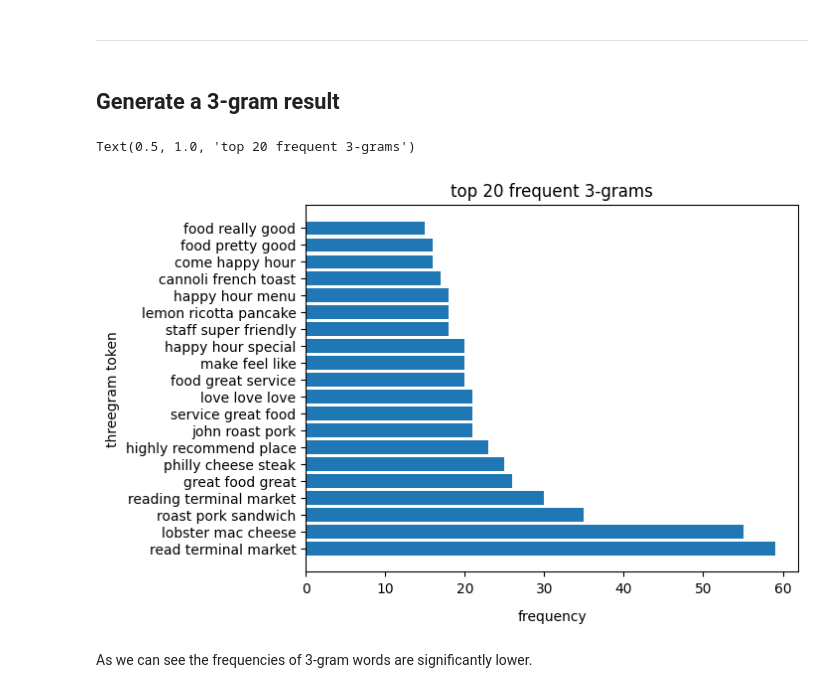
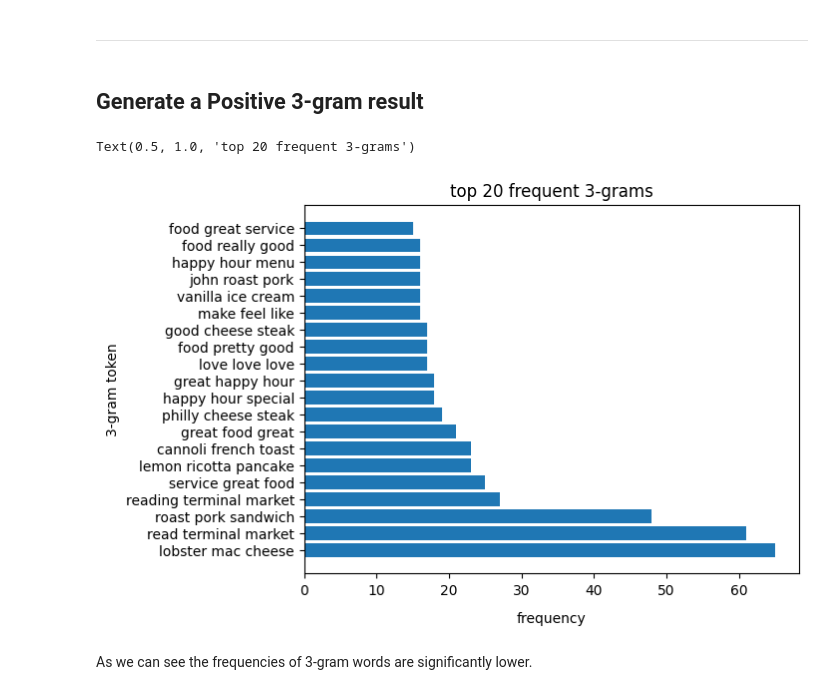
Before and after one commit to Makiato1999/COMP4710_Yelp, a Jupyter notebook: Dev/Process_Reviews.ipynb, the cells around one changed output. Saved outputs shown, nothing was run; the diff lists cells and outputs as text; code cells hidden in the pictures.

```diff
--- a/Dev/Process_Reviews.ipynb
+++ b/Dev/Process_Reviews.ipynb
@@ -265,8 +265,8 @@ words_sentence
 # %%
 my_stop_words = set(stopwords.words('english') +
                     list(ENGLISH_STOP_WORDS) +
-                    ['super', 'duper', 'place'])
-exclude_stopwords = ['no','not','none']
+                    ['super', 'duper', 'place','ve'])
+exclude_stopwords = ['no','none']
 for word in exclude_stopwords:
     my_stop_words.remove(word)
 
@@ -384,24 +384,24 @@ As we can see 'happy hour' , 'highly recommend' , 'roast pork' , 'ice cream' , '
 # %% [markdown]
 ---
 # %% [markdown]
-## Generate a 3-gram result
+## Generate a Positive 3-gram result
 # %%
 #process the reviews' word and calculate the words frequencies
-vect = CountVectorizer(stop_words='english', ngram_range=(3,3))#second attempt on excluding stop words
+vect = CountVectorizer(stop_words=my_stop_words, ngram_range=(3,3))#second attempt on excluding stop words
 bigrams = vect.fit_transform(df_reviews['text'])
 bigram_df = pd.DataFrame(bigrams.toarray(), columns=vect.get_feature_names_out())
 bigram_frequency = pd.DataFrame(bigram_df.sum(axis=0)).reset_index()
 bigram_frequency.columns = ['threegram', 'frequency']
 bigram_frequency = bigram_frequency.sort_values(by='frequency' , ascending=False).head(20)
 
 #plot the graph
 plt.barh(bigram_frequency['threegram'] , bigram_frequency['frequency'])
 plt.xlabel("frequency", labelpad=10, fontsize=10)
-plt.ylabel("threegram token", fontsize=10)
+plt.ylabel("3-gram token", fontsize=10)
 plt.title("top 20 frequent 3-grams", fontsize=12)
 # %% [output]
 Text(0.5, 1.0, 'top 20 frequent 3-grams')
-[figure, old version]
+[figure, new version]
 # %% [markdown]
 As we can see the frequencies of 3-gram words are significantly lower.
 # %% [markdown]
```
Also changed, not shown: parts of 12 cells of this notebook, 2 other files.
